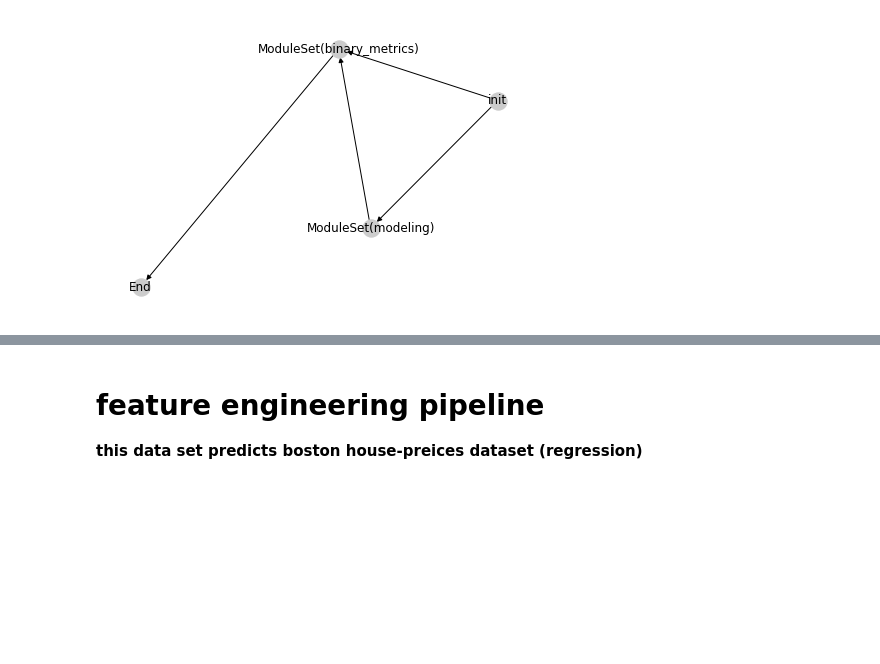
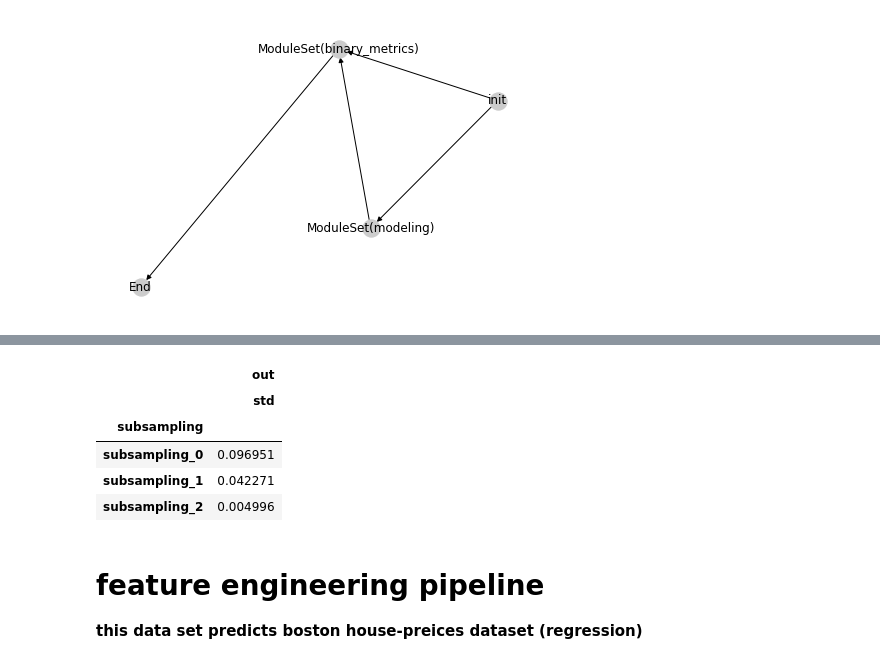
Before and after one commit to Yu-Group/veridical-flow, a Jupyter notebook: notebooks/00_synthetic_classification.ipynb, the cells around one changed output, grey strips where cells are left out. Saved outputs shown, nothing was run; the diff lists cells and outputs as text; code cells hidden in the pictures; blank space fills up the shorter version.

```diff
--- a/notebooks/00_synthetic_classification.ipynb
+++ b/notebooks/00_synthetic_classification.ipynb
@@ -87,3 +87,12 @@ binary_metrics
+# %%
+compute_interval(df, 'out', 'subsampling')
+# %% [output]
+|  | out |
+|  | std |
+| subsampling |  |
+| subsampling_0 | 0.096951 |
+| subsampling_1 | 0.042271 |
+| subsampling_2 | 0.004996 |
 # %% [markdown]
 # feature engineering pipeline
 **this data set predicts boston house-preices dataset (regression)**
```
Also changed, not shown: parts of 3 cells of this notebook, 6 other files.
